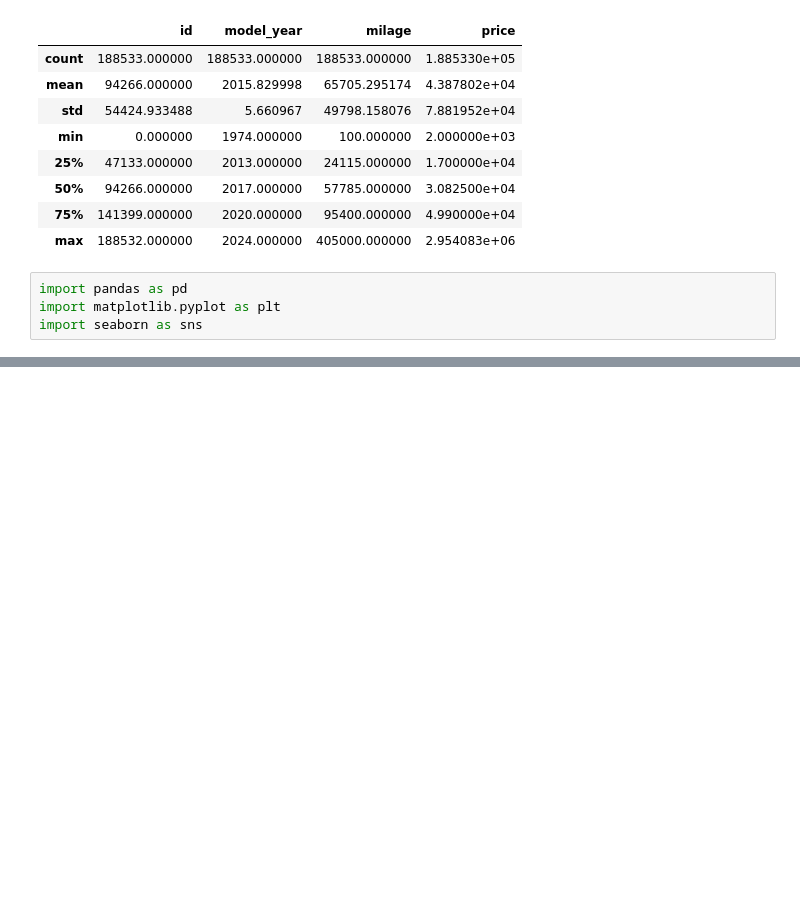
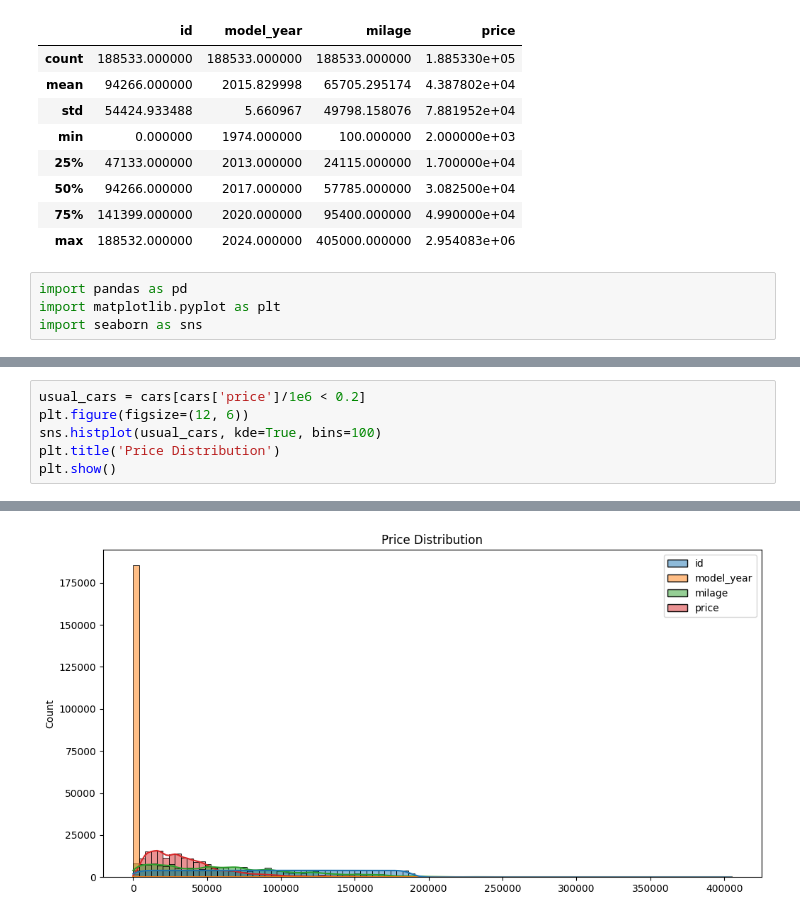
Before and after one commit to zishan044/car_price_prediction, a Jupyter notebook: notebooks/initial_exploration.ipynb, the cells around one changed output, grey strips where cells are left out. Cells and saved outputs as stored; diff of their text form; blank space fills up the shorter version.

```diff
--- a/notebooks/initial_exploration.ipynb
+++ b/notebooks/initial_exploration.ipynb
@@ -112,0 +106,7 @@ sns.scatterplot(data=cars,x='milage', y='price', hue='brand')
+# %%
+usual_cars = cars[cars['price']/1e6 < 0.2]
+plt.figure(figsize=(12, 6))
+sns.histplot(usual_cars, kde=True, bins=100)
+plt.title('Price Distribution')
+plt.show()
+# %% [output]
@@ -112,0 +114 @@ sns.scatterplot(data=cars,x='milage', y='price', hue='brand')
+[figure, added]
```
Also changed, not shown: parts of 55 cells of this notebook, 1 other file.
